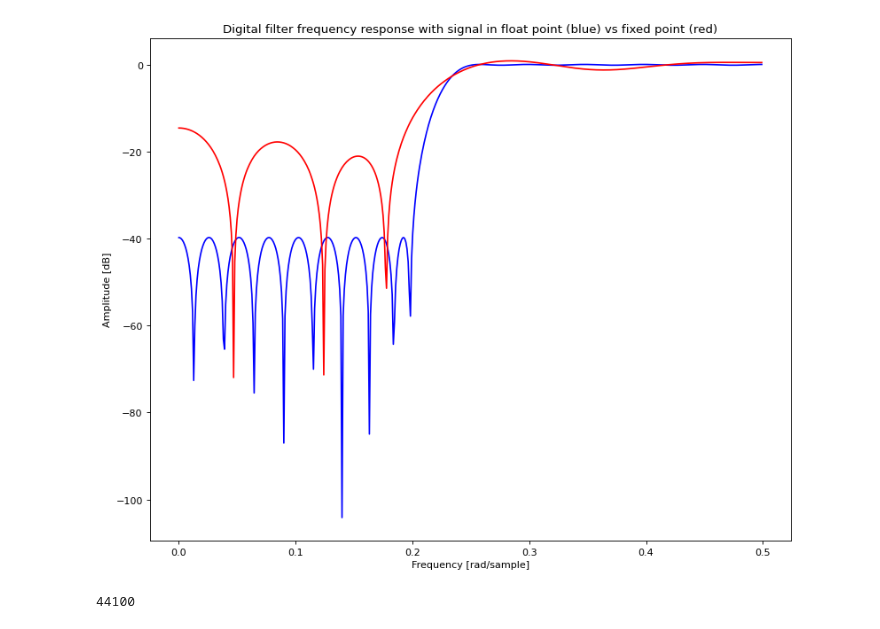
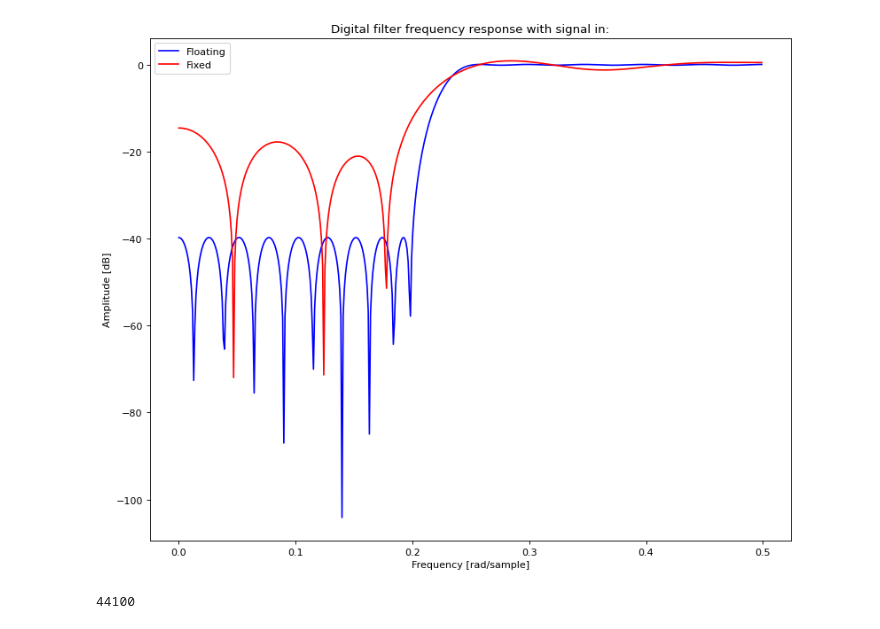
Before and after one commit to enriquezmartin/pes-utn-fra, a Jupyter notebook: python-notebooks/1-quantization/0-quantization.ipynb, the cells around one changed output. Saved outputs shown, nothing was run; the diff lists cells and outputs as text; code cells hidden in the pictures.

```diff
--- a/python-notebooks/1-quantization/0-quantization.ipynb
+++ b/python-notebooks/1-quantization/0-quantization.ipynb
@@ -63,37 +62,38 @@ UQ10.3
 # %%
 # Ejemplo filtro pasa altos
 
 qformat = {'signed': True, 'm': 4, 'n': 4}
 
 # Se genera la respuesta al impulso finita del filtro finita
 c = sig.remez(41, [0, 0.2, 0.25, 0.5], [0, 1],maxiter=100)
 # Array de fixedpoint, pasandole un array y el formato:
 c_fx2 = arrayFixedPoint(c, qformat)
 
 fig = plt.figure(num=None, figsize=(10, 8), dpi=80)
 plt.title('Signal in Float point vs Fixed point')
 plt.ylabel('Amplitude')
 plt.xlabel('Sample count [units]')
 plt.plot (c)
 plt.plot (c_fx2)
 
 w, h = sig.freqz(c)
 w_fx, h_fx = sig.freqz(c_fx2)
 w = w/(2*np.pi)
 fig, ax = plt.subplots(num=None, figsize=(10, 8), dpi=80)
 
 #fig = plt.figure(num=None, figsize=(10, 8), dpi=80)
-ax.set_title('Digital filter frequency response with signal in float point (blue) vs fixed point (red)')
+ax.set_title('Digital filter frequency response with signal in:')
 #ax1 = fig.add_subplot(111)
-ax.plot(w, 20 * np.log10(abs(h)), 'b')
+ax.plot(w, 20 * np.log10(abs(h)), 'b', label="Floating")
 ax.set_ylabel('Amplitude [dB]')
 ax.set_xlabel('Frequency [rad/sample]')
-ax.plot(w, 20 * np.log10(abs(h_fx)), 'r')
+ax.plot(w, 20 * np.log10(abs(h_fx)), 'r', label="Fixed")
+ax.legend()
 
 fig.tight_layout()
 # %% [output]
 [figure]
-[figure, old version]
+[figure, new version]
 # %%
 import scipy.io.wavfile
 from scipy import signal
```
Also changed, not shown: parts of 3 cells of this notebook, 10 other files.
